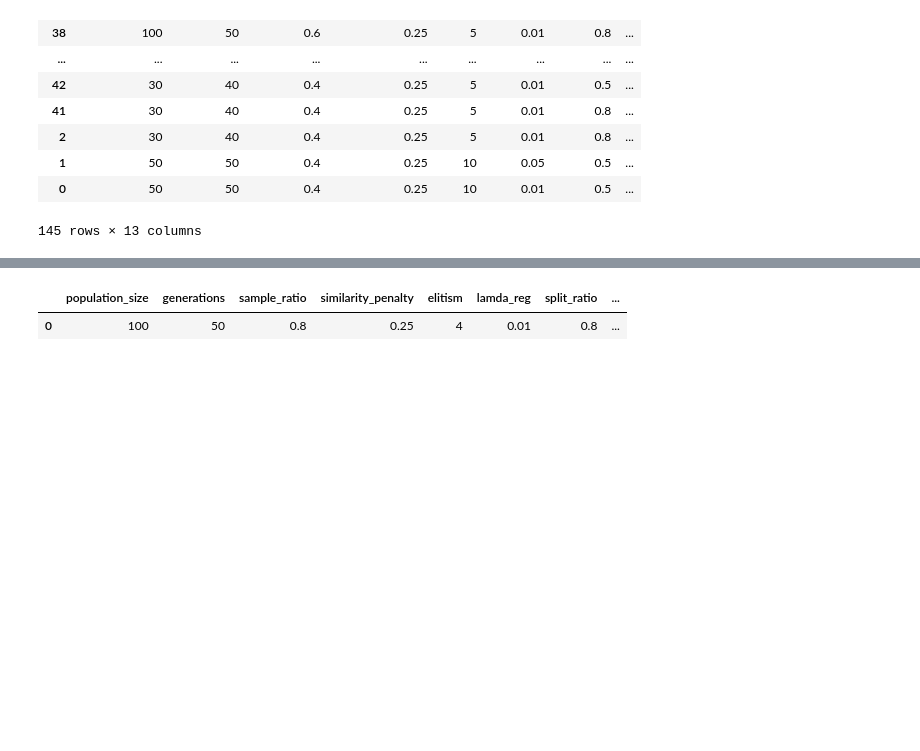
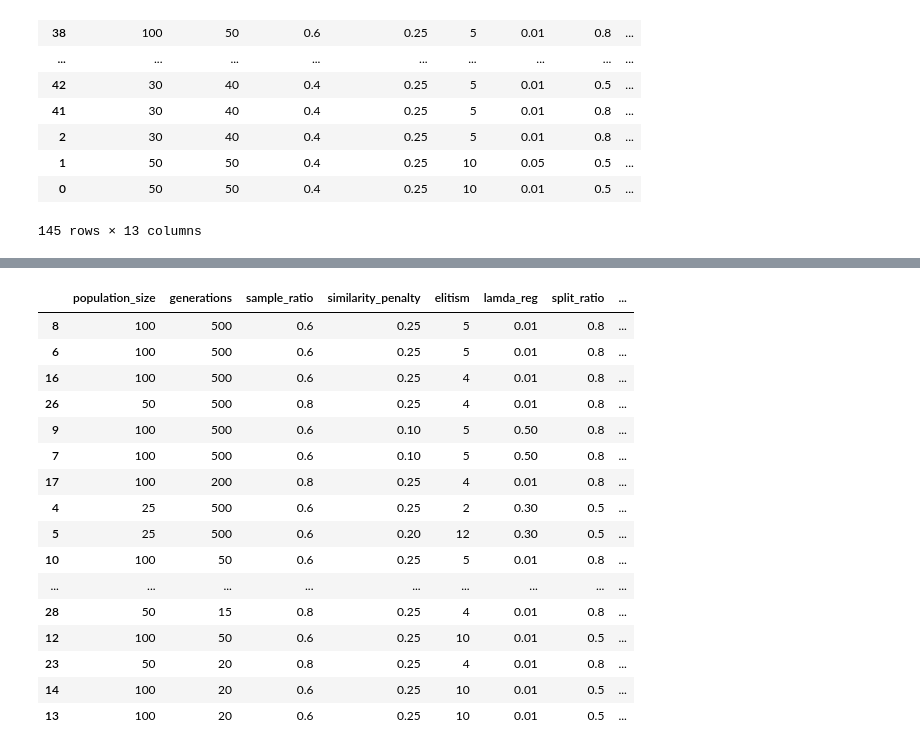
Before and after one commit to StavrosTZI/GenRec, a Jupyter notebook: results.ipynb, the cells around one changed output, grey strips where cells are left out. Cells and saved outputs as stored; diff of their text form; code cells hidden in the pictures; blank space fills up the shorter version.

Commit message:
added duration and changed the results

```diff
--- a/results.ipynb
+++ b/results.ipynb
@@ -61,9 +77,24 @@ results0_df
 # %%
-sorted0_df = results_df.sort_values(by="best_fitness", ascending=True)
+sorted0_df = results0_df.sort_values(by="best_fitness", ascending=True)
 sorted0_df
 # %% [output]
 |  | population_size | generations | sample_ratio | similarity_penalty | elitism | lamda_reg | split_ratio | ... |
-| 0 | 100 | 50 | 0.8 | 0.25 | 4 | 0.01 | 0.8 | ... |
+| 8 | 100 | 500 | 0.6 | 0.25 | 5 | 0.01 | 0.8 | ... |
+| 6 | 100 | 500 | 0.6 | 0.25 | 5 | 0.01 | 0.8 | ... |
+| 16 | 100 | 500 | 0.6 | 0.25 | 4 | 0.01 | 0.8 | ... |
+| 26 | 50 | 500 | 0.8 | 0.25 | 4 | 0.01 | 0.8 | ... |
+| 9 | 100 | 500 | 0.6 | 0.10 | 5 | 0.50 | 0.8 | ... |
+| 7 | 100 | 500 | 0.6 | 0.10 | 5 | 0.50 | 0.8 | ... |
+| 17 | 100 | 200 | 0.8 | 0.25 | 4 | 0.01 | 0.8 | ... |
+| 4 | 25 | 500 | 0.6 | 0.25 | 2 | 0.30 | 0.5 | ... |
+| 5 | 25 | 500 | 0.6 | 0.20 | 12 | 0.30 | 0.5 | ... |
+| 10 | 100 | 50 | 0.6 | 0.25 | 5 | 0.01 | 0.8 | ... |
+| ... | ... | ... | ... | ... | ... | ... | ... | ... |
+| 28 | 50 | 15 | 0.8 | 0.25 | 4 | 0.01 | 0.8 | ... |
+| 12 | 100 | 50 | 0.6 | 0.25 | 10 | 0.01 | 0.5 | ... |
+| 23 | 50 | 20 | 0.8 | 0.25 | 4 | 0.01 | 0.8 | ... |
+| 14 | 100 | 20 | 0.6 | 0.25 | 10 | 0.01 | 0.5 | ... |
+| 13 | 100 | 20 | 0.6 | 0.25 | 10 | 0.01 | 0.5 | ... |
 # %%
 results1_df = pd.read_csv("GenRec1Results.csv")
 results1_df
```
Also changed, not shown: parts of 6 cells of this notebook, 3 other files.
